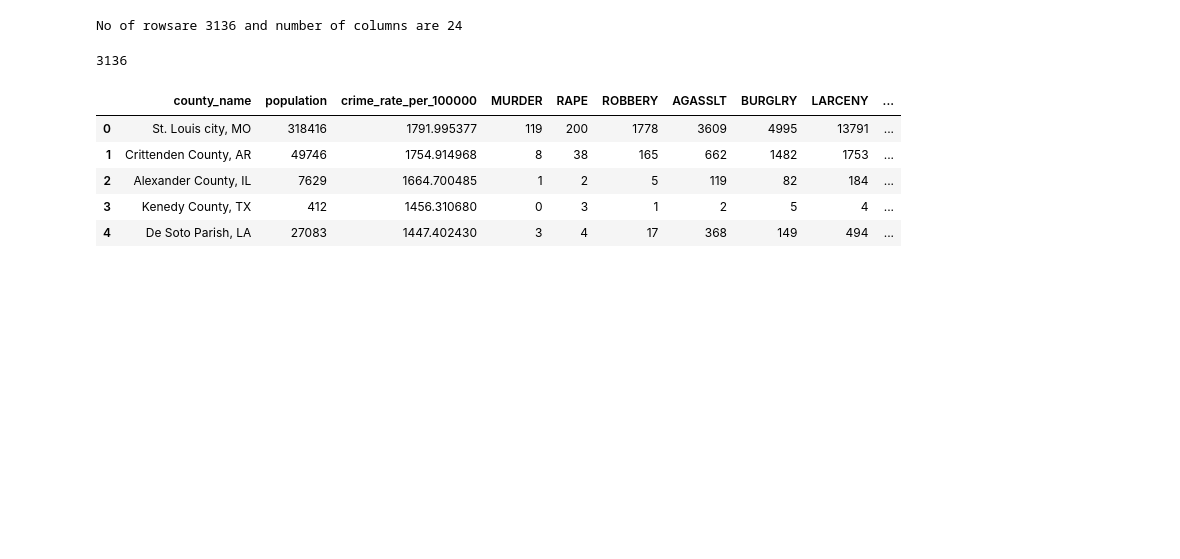
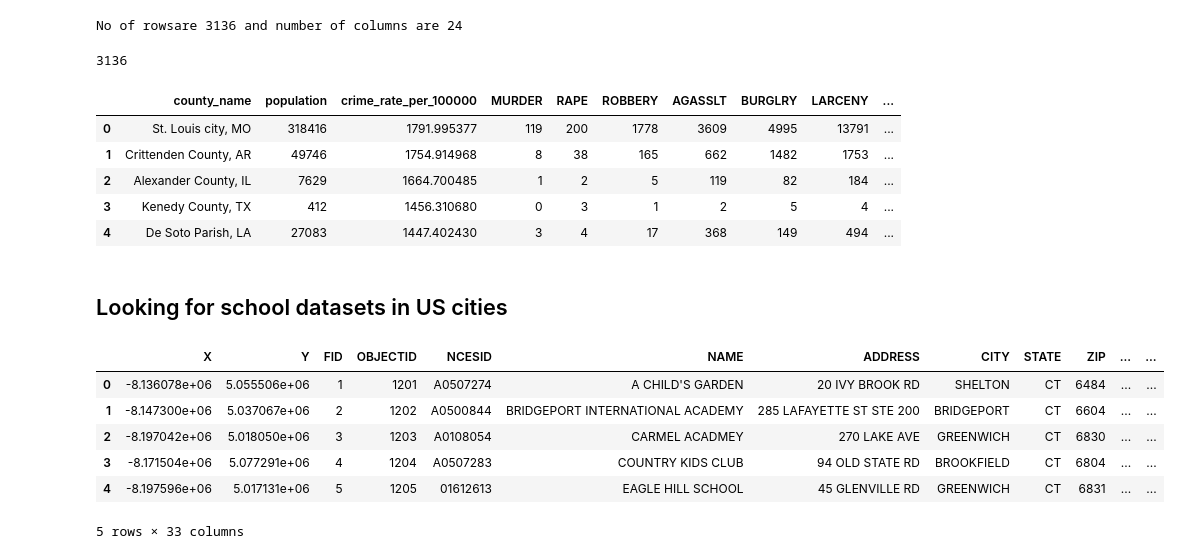
Before and after one commit to pandeysudip/housing-price, a Jupyter notebook: housing_data.ipynb, the cells around one changed output. Cells and saved outputs as stored; diff of their text form; code cells hidden in the pictures; blank space fills up the shorter version.

Commit message:
adding school datasets and data cleaning with pandas

```diff
--- a/housing_data.ipynb
+++ b/housing_data.ipynb
@@ -191,3 +191,20 @@ crime.head()
 # %%
 #saving the crime_rate data to output folder
 crime.to_csv('output_data/crime_rate.csv', index=False)
+# %% [markdown]
+## Looking for school datasets in US cities
+# %%
+#importing private school data (downloaded from kaggle)
+school_path=os.path.join('Resources', 'Private_Schools.csv')
+private_school=pd.read_csv(school_path)
+# %%
+#looking for private school datasets
+private_school.head()
+# %% [output]
+|  | X | Y | FID | OBJECTID | NCESID | NAME | ADDRESS | CITY | STATE | ZIP | ... | ... |
+| 0 | -8.136078e+06 | 5.055506e+06 | 1 | 1201 | A0507274 | A CHILD'S GARDEN | 20 IVY BROOK RD | SHELTON | CT | 6484 | ... | ... |
+| 1 | -8.147300e+06 | 5.037067e+06 | 2 | 1202 | A0500844 | BRIDGEPORT INTERNATIONAL ACADEMY | 285 LAFAYETTE ST STE 200 | BRIDGEPORT | CT | 6604 | ... | ... |
+| 2 | -8.197042e+06 | 5.018050e+06 | 3 | 1203 | A0108054 | CARMEL ACADMEY | 270 LAKE AVE | GREENWICH | CT | 6830 | ... | ... |
+| 3 | -8.171504e+06 | 5.077291e+06 | 4 | 1204 | A0507283 | COUNTRY KIDS CLUB | 94 OLD STATE RD | BROOKFIELD | CT | 6804 | ... | ... |
+| 4 | -8.197596e+06 | 5.017131e+06 | 5 | 1205 | 01612613 | EAGLE HILL SCHOOL | 45 GLENVILLE RD | GREENWICH | CT | 6831 | ... | ... |
+5 rows × 33 columns
```
Also changed, not shown: parts of 8 cells of this notebook.
